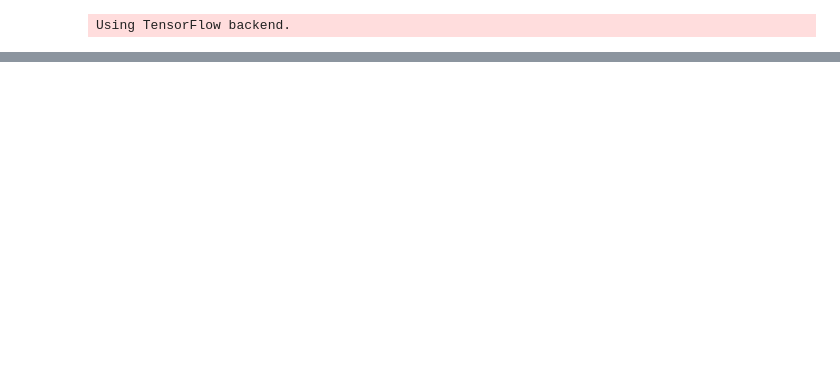
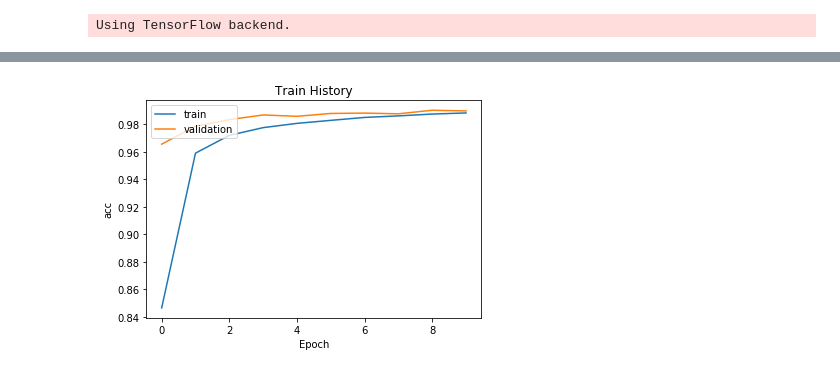
Before and after one commit to handsomekiwi/JupyterPractice, a Jupyter notebook: ML_course_HW/Y2019 HW9_1.ipynb, the cells around one changed output, grey strips where cells are left out. Saved outputs shown, nothing was run; the diff lists cells and outputs as text; code cells hidden in the pictures; blank space fills up the shorter version.

```diff
--- a/ML_course_HW/Y2019 HW9_1.ipynb
+++ b/ML_course_HW/Y2019 HW9_1.ipynb
@@ -84,7 +62,19 @@ W0826 06:09:33.915678 139731851474816 deprecation_wrapper.py:119] From /usr/loca
 # %%
+#create the model
+model = Sequential()
+# Create CN layer 1
+model.add(Conv2D(filters=16,
+                 kernel_size=(3,3),
+                 padding='same',
+                 input_shape=(28,28,1),
+                 activation='relu'))
+
+# Create Max-Pool 1
+model.add(MaxPooling2D(pool_size=(2,2)))
+
 # Create CN layer 2
-model.add(Conv2D(filters=16,
-                 kernel_size=(5,5),
+model.add(Conv2D(filters=36,
+                 kernel_size=(3,3),
                  padding='same',
                  input_shape=(14,14,16),
                  activation='relu'))
@@ -98,6 +88,6 @@ model.add(Dropout(0.25))
 model.add(Flatten())
 
 model.add(Dense(128, activation='relu'))
-model.add(Dropout(0.5))
+model.add(Dropout(0.25))
 
 model.add(Dense(10, activation='softmax'))
@@ -149,0 +142,4 @@ Epoch 1/10
+# %%
+show_train_history(train_history, 'acc', 'val_acc')
+# %% [output]
+[figure, added]
```
Also changed, not shown: parts of 13 cells of this notebook.
